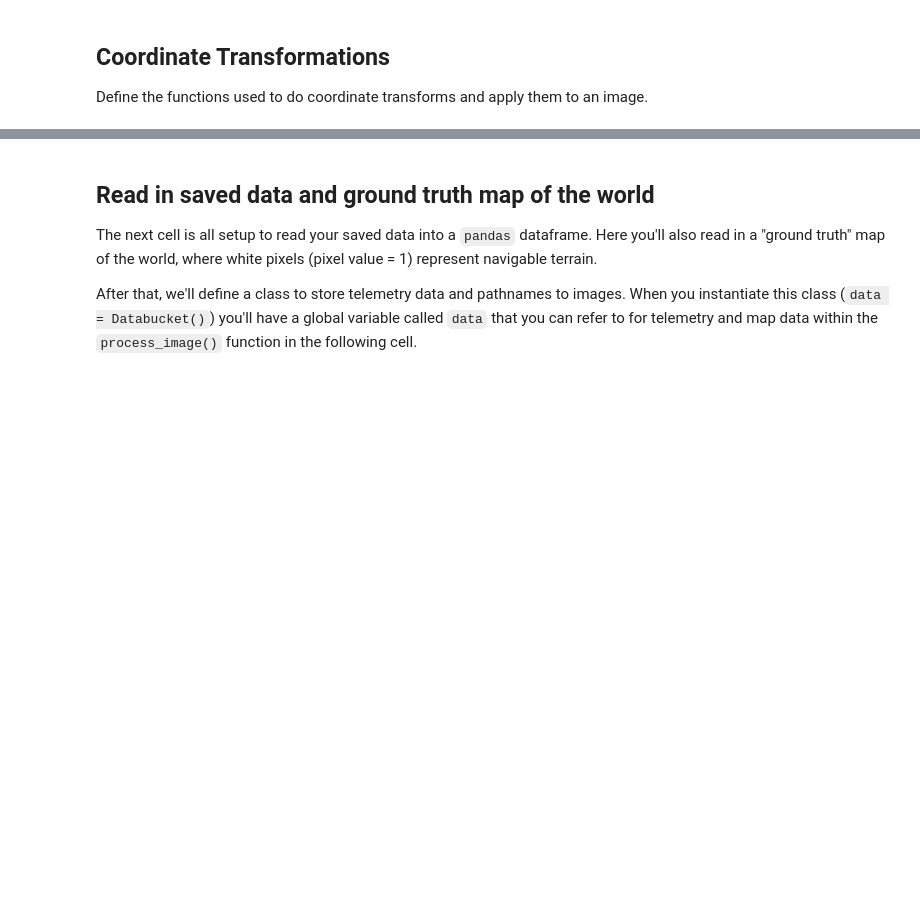
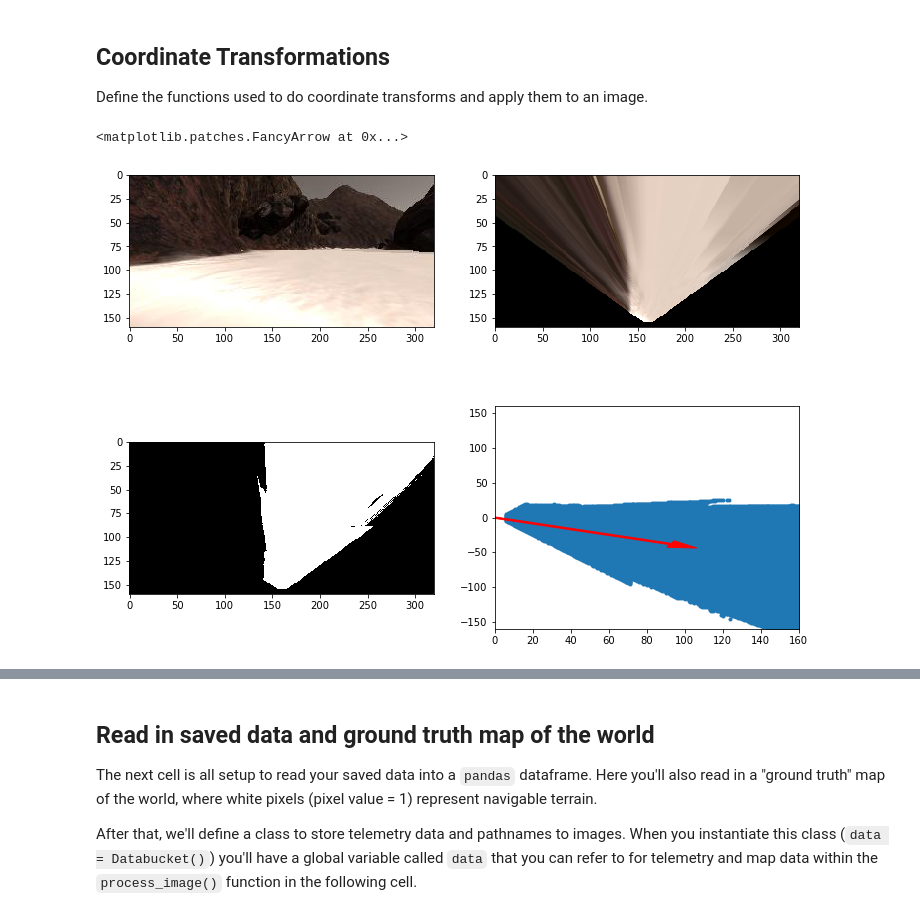
Before and after one commit to apolanco3225/Rover-Project-RND, a Jupyter notebook: code/Rover_Project_Test_Notebook.ipynb, the cells around one changed output, grey strips where cells are left out. Drawn from its saved outputs; the diff is of its cells as text; code cells hidden in the pictures; blank space fills up the shorter version.

```diff
--- a/code/Rover_Project_Test_Notebook.ipynb
+++ b/code/Rover_Project_Test_Notebook.ipynb
@@ -185,31 +198,34 @@ def pix_to_world(xpix, ypix, xpos, ypos, yaw, world_size, scale):
     y_pix_world = np.clip(np.int_(ypix_tran), 0, world_size - 1)
     # Return the result
     return x_pix_world, y_pix_world
 
 # Grab another random image
 idx = np.random.randint(0, len(img_list)-1)
 image = mpimg.imread(img_list[idx])
-warped = perspect_transform(image, source, destination)
+warped, mask = perspect_transform(image, source, destination)
 threshed = color_thresh(warped)
 
 # Calculate pixel values in rover-centric coords and distance/angle to all pixels
 xpix, ypix = rover_coords(threshed)
 dist, angles = to_polar_coords(xpix, ypix)
 mean_dir = np.mean(angles)
 
 # Do some plotting
 fig = plt.figure(figsize=(12,9))
 plt.subplot(221)
 plt.imshow(image)
 plt.subplot(222)
 plt.imshow(warped)
 plt.subplot(223)
 plt.imshow(threshed, cmap='gray')
 plt.subplot(224)
 plt.plot(xpix, ypix, '.')
 plt.ylim(-160, 160)
 plt.xlim(0, 160)
 arrow_length = 100
 x_arrow = arrow_length * np.cos(mean_dir)
 y_arrow = arrow_length * np.sin(mean_dir)
 plt.arrow(0, 0, x_arrow, y_arrow, color='red', zorder=2, head_width=10, width=2)
+# %% [output]
+<matplotlib.patches.FancyArrow at 0x...>
+[figure, added]
```
Also changed, not shown: parts of 11 cells of this notebook, 2 other files.
